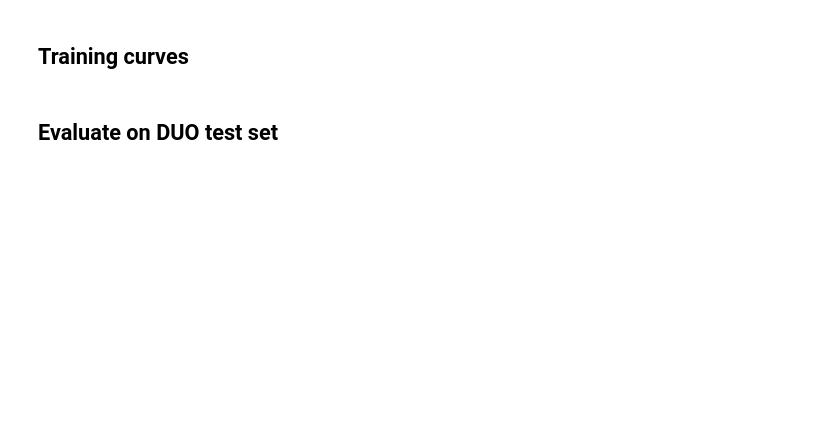
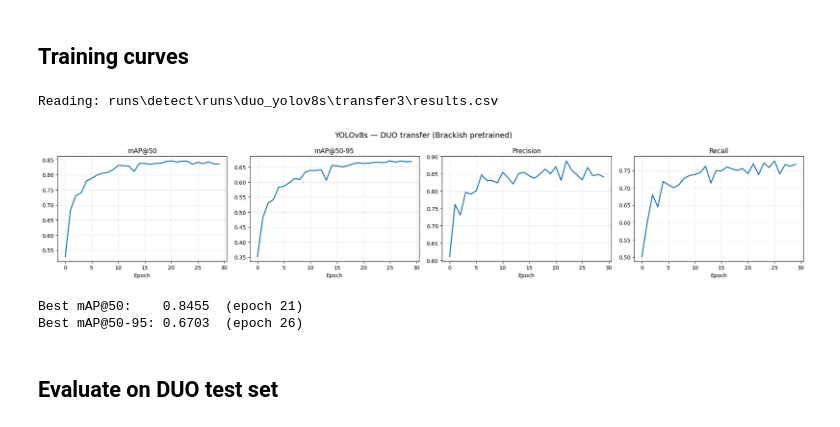
Before and after one commit to slermo/yolo_marine, a Jupyter notebook: notebooks/train_duo_transfer.ipynb, the cells around one changed output. Cells and saved outputs as stored; diff of their text form; code cells hidden in the pictures; blank space fills up the shorter version.

```diff
--- a/notebooks/train_duo_transfer.ipynb
+++ b/notebooks/train_duo_transfer.ipynb
@@ -66,36 +107,41 @@ import pandas as pd
 import matplotlib.pyplot as plt
 
 candidates = sorted(
-    Path("runs/duo_yolov8s").glob("transfer*/results.csv"),
+    Path("runs/detect/runs/duo_yolov8s").glob("transfer*/results.csv"),
     key=lambda p: p.stat().st_mtime,
 )
 if not candidates:
     raise FileNotFoundError("results.csv не найден — возможно, обучение упало.")
 RESULTS_CSV = candidates[-1]
 print(f"Reading: {RESULTS_CSV}")
 
 df = pd.read_csv(RESULTS_CSV, skipinitialspace=True)
 
 metrics = {
     "mAP@50":    "metrics/mAP50(B)",
     "mAP@50-95": "metrics/mAP50-95(B)",
     "Precision": "metrics/precision(B)",
     "Recall":    "metrics/recall(B)",
 }
 
 fig, axes = plt.subplots(1, 4, figsize=(20, 4))
 for ax, (title, col) in zip(axes, metrics.items()):
     ax.plot(df[col], linewidth=2)
     ax.set_title(title)
     ax.set_xlabel("Epoch")
     ax.grid(True, alpha=0.3)
 
 plt.suptitle("YOLOv8s — DUO transfer (Brackish pretrained)", fontsize=14)
 plt.tight_layout()
 plt.show()
 
 print(f"\nBest mAP@50:    {df[metrics['mAP@50']].max():.4f}  (epoch {df[metrics['mAP@50']].argmax() + 1})")
 print(f"Best mAP@50-95: {df[metrics['mAP@50-95']].max():.4f}  (epoch {df[metrics['mAP@50-95']].argmax() + 1})")
+# %% [output]
+Reading: runs\detect\runs\duo_yolov8s\transfer3\results.csv
+[figure, added]
+Best mAP@50:    0.8455  (epoch 21)
+Best mAP@50-95: 0.6703  (epoch 26)
 # %% [markdown]
 ## Evaluate on DUO test set
 # %%
```
Also changed, not shown: parts of 4 cells of this notebook, 2 other files.
